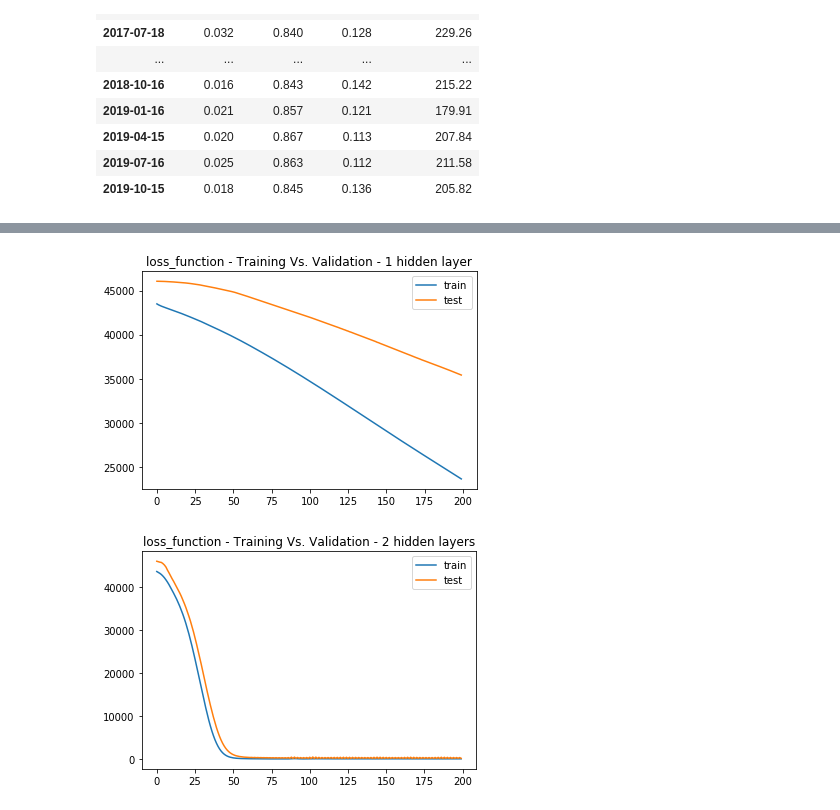
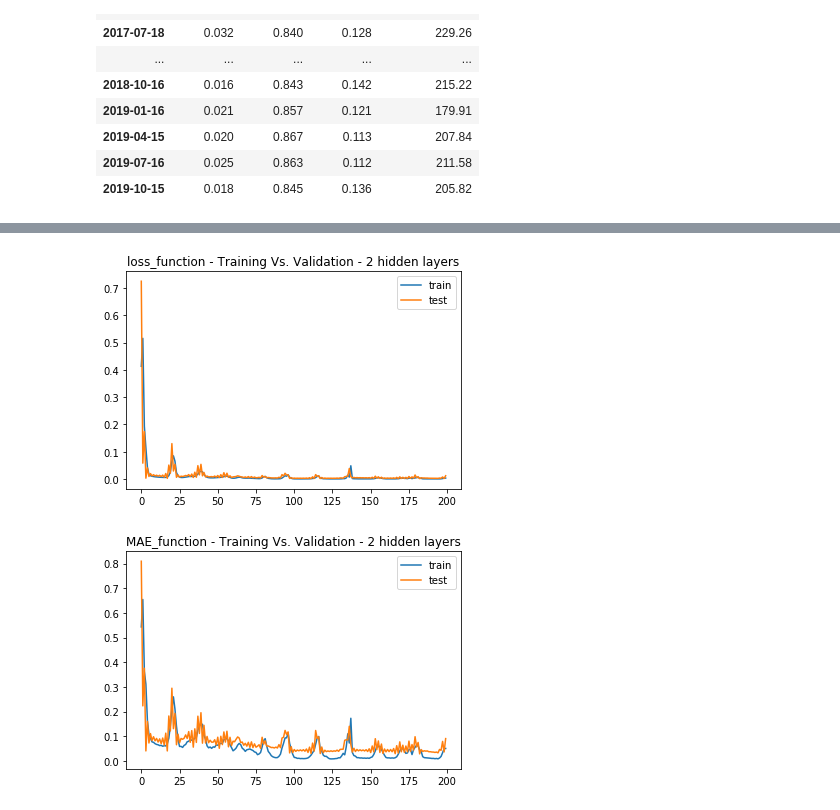
Before and after one commit to jcsoliman/Analysis-of-Stock-Price-Movements-Post-Earnings-Calls, a Jupyter notebook: TensorFlowML.ipynb, the cells around one changed output, grey strips where cells are left out. Drawn from its saved outputs; the diff is of its cells as text; code cells hidden in the pictures.

Commit message:
Updting TF model

```diff
--- a/TensorFlowML.ipynb
+++ b/TensorFlowML.ipynb
@@ -178,0 +221,19 @@ Epoch 200/200
+# %%
+# Fitting Standard Scaler
+X_scaler = scaler.fit(X)
+
+# Scaling data
+X_scaled = X_scaler.transform(X)
+number_hidden_nodes = 8
+number_input_features = 3
+
+nn = Sequential([
+    Dense(units=number_hidden_nodes, input_dim=number_input_features, activation=tf.nn.selu),
+    Dense(units=1, activation="linear")
+])
+
+# Compile the model
+nn.compile(loss=tf.losses.mean_squared_error, optimizer=tf.optimizers.RMSprop(0.0099), metrics=[tf.metrics.MeanAbsoluteError(),tf.metrics.MeanSquaredError()])
+
+# Train the model
+model_1 = nn.fit(X_scaled, y, validation_split=0.3, epochs=200,verbose=False)
@@ -179,3 +248,20 @@ Epoch 200/200
+# %%
+number_input_features = 3
+hidden_nodes_layer1 = 8
+hidden_nodes_layer2 = 4
+
+nn1 = Sequential([
+    Dense(units=hidden_nodes_layer1, input_dim=number_input_features, activation=tf.nn.selu),
+    Dense(units=hidden_nodes_layer2, activation=tf.nn.selu),
+    Dense(units=hidden_nodes_layer1, activation=tf.nn.selu),
+    Dense(units=12, activation=tf.nn.selu),
+    Dense(units=1, activation="linear")
+])
+# Compile model
+#nn.compile(loss="mean_squared_error", optimizer="adam", metrics=["mse"])
+nn1.compile(loss=tf.losses.mean_squared_error, optimizer=tf.optimizers.RMSprop(0.0099), metrics=[tf.metrics.MeanAbsoluteError(),tf.metrics.MeanSquaredError()])
+# Fit the model
+model_2 = nn1.fit(X_scaled, y, validation_split=0.3, epochs=200,verbose=False)
 # %%
 plt.plot(model_1.history["loss"])
 plt.plot(model_2.history["loss"])
@@ -187,18 +273,18 @@ plt.show()
 # %%
-# Train vs test for shallow net
-plt.plot(model_1.history["loss"])
-plt.plot(model_1.history["val_loss"])
-plt.title("loss_function - Training Vs. Validation - 1 hidden layer")
+# Train vs test for deep net
+plt.plot(model_2.history["loss"])
+plt.plot(model_2.history["val_loss"])
+
+plt.title("loss_function - Training Vs. Validation - 2 hidden layers")
 plt.legend(["train", "test"])
 plt.show()
 # %% [output]
-[figure, old version]
+[figure, new version]
 # %%
-# Train vs test for deep net
-plt.plot(model_2.history["loss"])
-plt.plot(model_2.history["val_loss"])
-plt.title("loss_function - Training Vs. Validation - 2 hidden layers")
+plt.plot(model_2.history['mean_absolute_error'])
+plt.plot(model_2.history['val_mean_absolute_error'])
+plt.title("MAE_function - Training Vs. Validation - 2 hidden layers")
 plt.legend(["train", "test"])
 plt.show()
 # %% [output]
-[figure, old version]
+[figure, new version]
```
Also changed, not shown: parts of 16 cells of this notebook, 1 other file.
